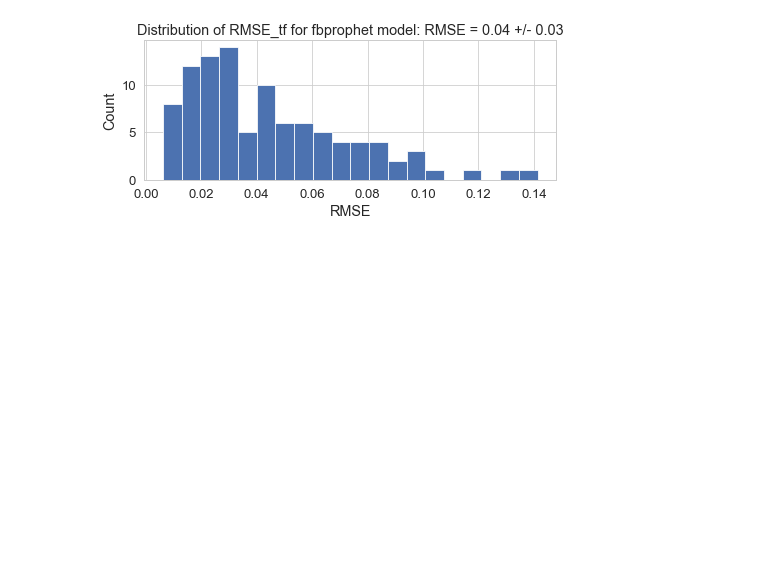
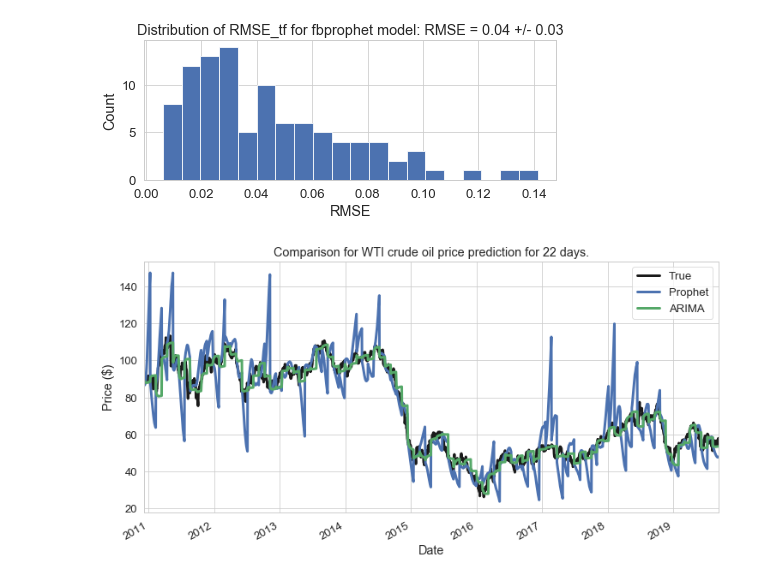
Before and after one commit to evgeniya1/crude_oil_price_prediction, a Jupyter notebook: FBprophet.ipynb, the cells around one changed output. Saved outputs shown, nothing was run; the diff lists cells and outputs as text; code cells hidden in the pictures; blank space fills up the shorter version.

```diff
--- a/FBprophet.ipynb
+++ b/FBprophet.ipynb
@@ -301,3 +302,21 @@ Done with slice number 100 out of 100.
 [figure]
 [figure]
 [figure]
+# %%
+#compare FB prophet and ARIMA
+
+df_true_pred_fb = pd.read_csv('CV_fbprophet/y_smooth_w8_train_506_test_22_cv_100/results/y_true_y_pred.csv',
+                              index_col='ds', parse_dates=True)
+
+df_true_pred_arima = pd.read_csv('CV_arima/y_smooth_w8_train_506_test_22_cv_100/results/y_true_y_pred.csv',
+                              index_col='Date', parse_dates=True)
+
+#plot
+df_true_pred_fb.plot(figsize=(12,6),lw=3,color=['k','b'])
+df_true_pred_arima.y_pred.plot(figsize=(12,6),lw=3,color=['g'])
+plt.legend(('True','Prophet','ARIMA'))
+plt.ylabel('Price ($)')
+plt.title(f'Comparison for WTI crude oil price prediction for 22 days.')
+plt.savefig('figs/compare_fb_arima.png')
+# %% [output]
+[figure, added]
```
Also changed, not shown: parts of 2 cells of this notebook.
